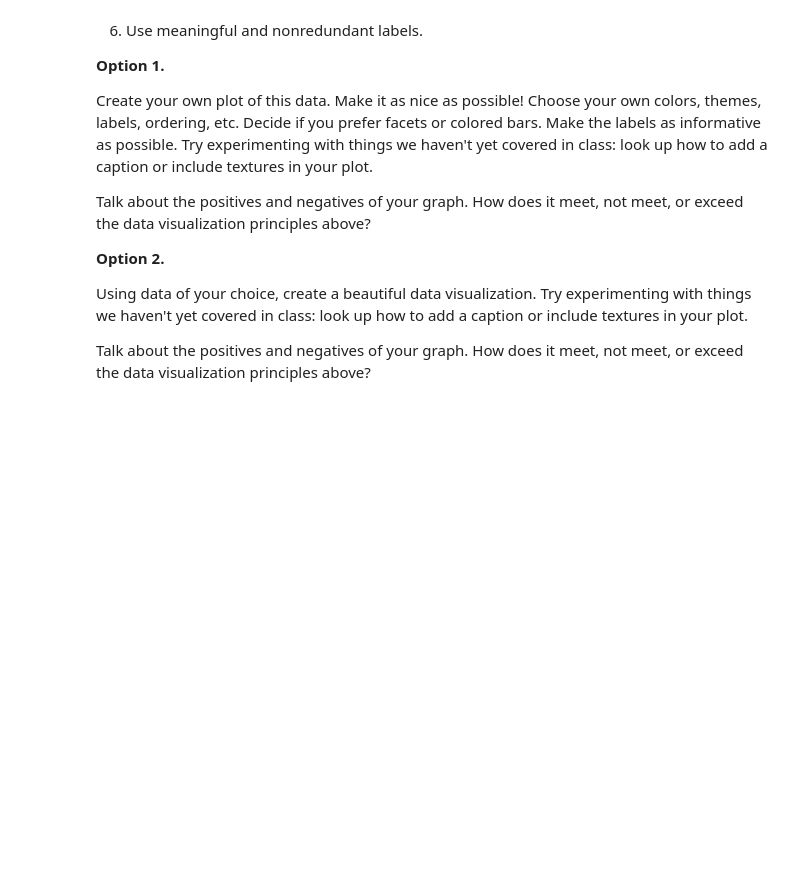
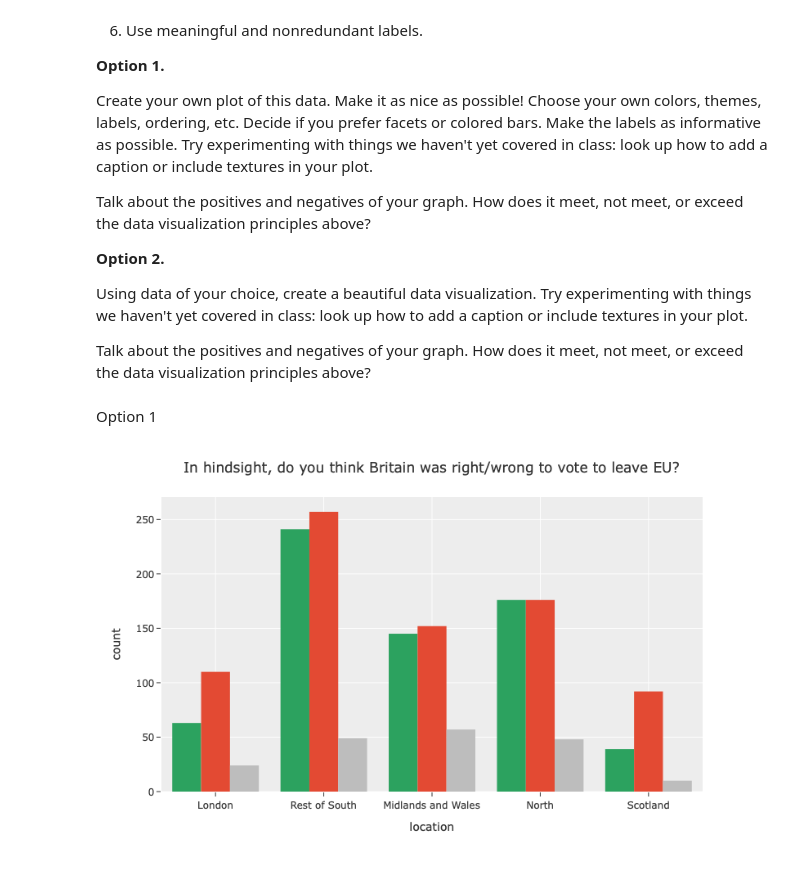
Before and after one commit to kayce-j/Data101study, a Jupyter notebook: Day10/Day10-HW.ipynb, the cells around one changed output. Cells and saved outputs as stored; diff of their text form; code cells hidden in the pictures; blank space fills up the shorter version.

```diff
--- a/Day10/Day10-HW.ipynb
+++ b/Day10/Day10-HW.ipynb
@@ -201,3 +206,29 @@ Talk about the positives and negatives of your graph. How does it meet, not meet
 Using data of your choice, create a beautiful data visualization. Try experimenting with things we haven't yet covered in class: look up how to add a caption or include textures in your plot.
 
 Talk about the positives and negatives of your graph. How does it meet, not meet, or exceed the data visualization principles above?
+# %% [markdown]
+Option 1
+# %%
+my_categories = ['London','Rest of South','Midlands and Wales','North','Scotland']
+
+fig = px.histogram(DF_plot,y='count',x='location',
+                   barmode= 'group',
+             color='vote',
+             color_discrete_map={'Right':'#2ca25f','Wrong':'#e34a33',"Don’t know":'#bdbdbd'})
+
+fig.for_each_annotation(lambda a: a.update(text=a.text.split("=")[1]))
+
+my_categories = ['Dont know','Right','Wrong']
+fig.update_layout(yaxis={'categoryorder': 'array', 'categoryarray': my_categories},
+                  title='In hindsight, do you think Britain was right/wrong to vote to leave EU?',
+                  yaxis_title="count",
+                  template='ggplot2',
+                  legend_title='Location',
+                  autosize=False,
+                  width=1000,
+                  height=500,
+                 showlegend=False)
+
+fig.show()
+# %% [output]
+[figure, added]
```
Also changed, not shown: parts of 8 cells of this notebook.
